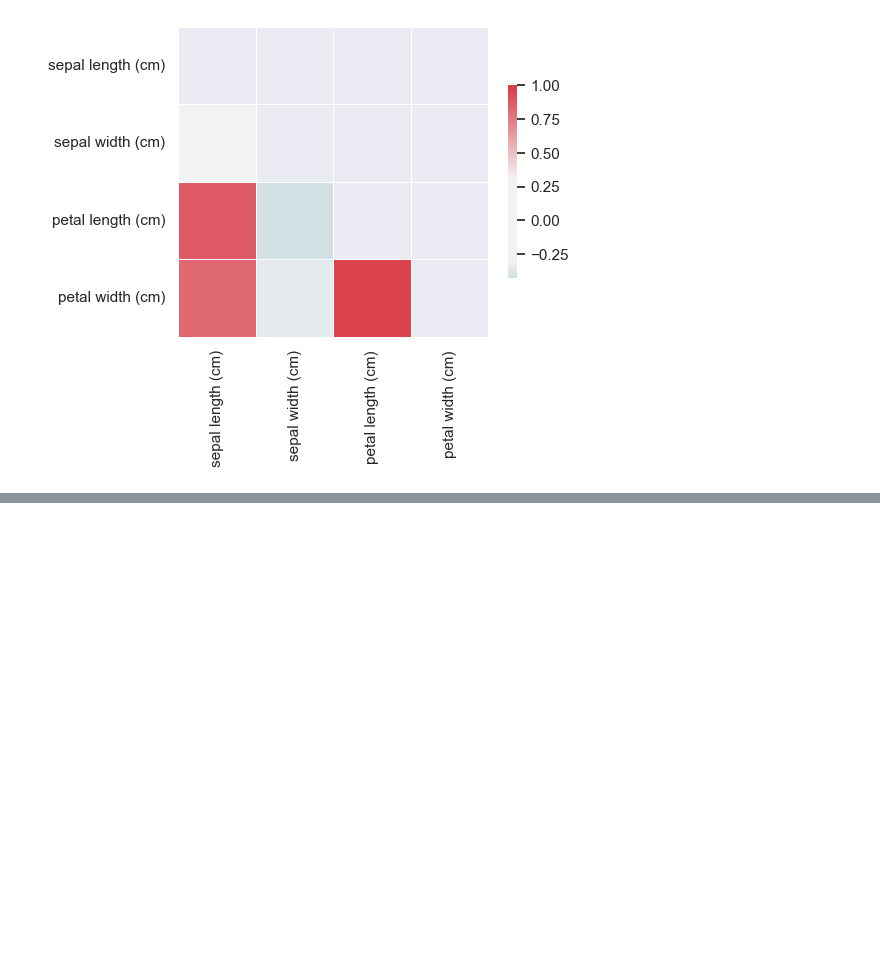
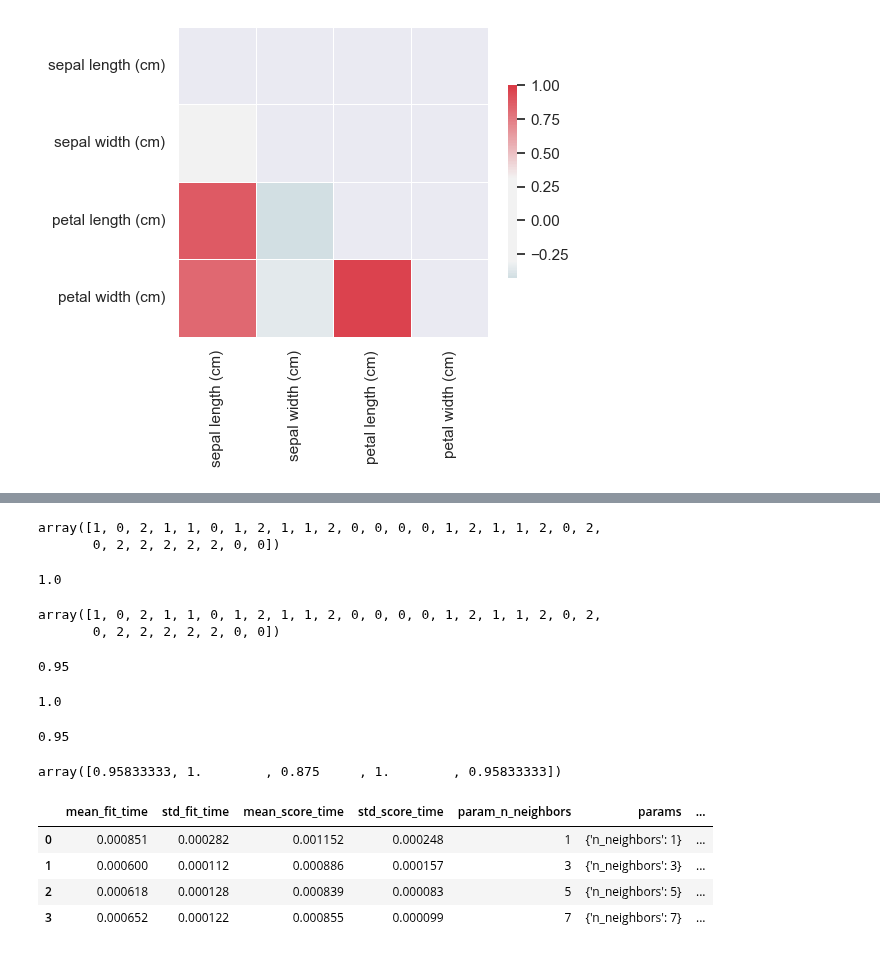
Before and after one commit to pNatTueku/basicPython, a Jupyter notebook: classification_iris_data.ipynb, the cells around one changed output, grey strips where cells are left out. Cells and saved outputs as stored; diff of their text form; code cells hidden in the pictures; blank space fills up the shorter version.

```diff
--- a/classification_iris_data.ipynb
+++ b/classification_iris_data.ipynb
@@ -222,0 +347,55 @@ sns.heatmap(df.corr(), mask = mask, cmap = cmap, vmax = 1, center = 0, square =
+# %%
+y_test
+# %% [output]
+array([1, 0, 2, 1, 1, 0, 1, 2, 1, 1, 2, 0, 0, 0, 0, 1, 2, 1, 1, 2, 0, 2,
+       0, 2, 2, 2, 2, 2, 0, 0])
+# %%
+clf_neigh = KNeighborsClassifier() # create a model
+clf_neigh.fit(X_train, y_train) # train a model
+y_pred = clf_neigh.predict(X_test) # predict a model
+metrics.accuracy_score(y_test, y_pred) # measure test accuracy score
+# %% [output]
+1.0
+# %%
+y_pred
+# %% [output]
+array([1, 0, 2, 1, 1, 0, 1, 2, 1, 1, 2, 0, 0, 0, 0, 1, 2, 1, 1, 2, 0, 2,
+       0, 2, 2, 2, 2, 2, 0, 0])
+# %%
+metrics.accuracy_score(y_train, neigh.predict(X_train)) # measure train accuracy score
+# %% [output]
+0.95
+# %%
+n_neigh = 3
+neigh = KNeighborsClassifier(n_neighbors = n_neigh, weights = 'uniform') # create a model
+neigh.fit(X_train, y_train) # train a model
+y_pred = neigh.predict(X_test) # predict a model
+metrics.accuracy_score(y_test, y_pred) # measure test accuracy score
+# %% [output]
+1.0
+# %%
+metrics.accuracy_score(y_train, neigh.predict(X_train)) # measure train accuracy score
+# %% [output]
+0.95
+# %%
+# k-Fold cross validation (CV)
+
+clf_kcv_score = cross_val_score(KNeighborsClassifier(3), X_train, y_train, cv = 5) # 5-Fold Cross Validation
+clf_kcv_score
+# %% [output]
+array([0.95833333, 1.        , 0.875     , 1.        , 0.95833333])
+# %%
+# Grid serch for hyperparameter tuning with k-Fold CV
+
+clf_grid_param = {'n_neighbors': [1, 3, 5, 7]}
+clf_grid = GridSearchCV(KNeighborsClassifier(), clf_grid_param) # create a model
+clf_grid.fit(X_train, y_train) # train a model
+
+s = pd.DataFrame(clf_grid.cv_results_)
+s
+# %% [output]
+|  | mean_fit_time | std_fit_time | mean_score_time | std_score_time | param_n_neighbors | params | ... |
+| 0 | 0.000851 | 0.000282 | 0.001152 | 0.000248 | 1 | {'n_neighbors': 1} | ... |
+| 1 | 0.000600 | 0.000112 | 0.000886 | 0.000157 | 3 | {'n_neighbors': 3} | ... |
+| 2 | 0.000618 | 0.000128 | 0.000839 | 0.000083 | 5 | {'n_neighbors': 5} | ... |
+| 3 | 0.000652 | 0.000122 | 0.000855 | 0.000099 | 7 | {'n_neighbors': 7} | ... |
```
Also changed, not shown: parts of 20 cells of this notebook.
